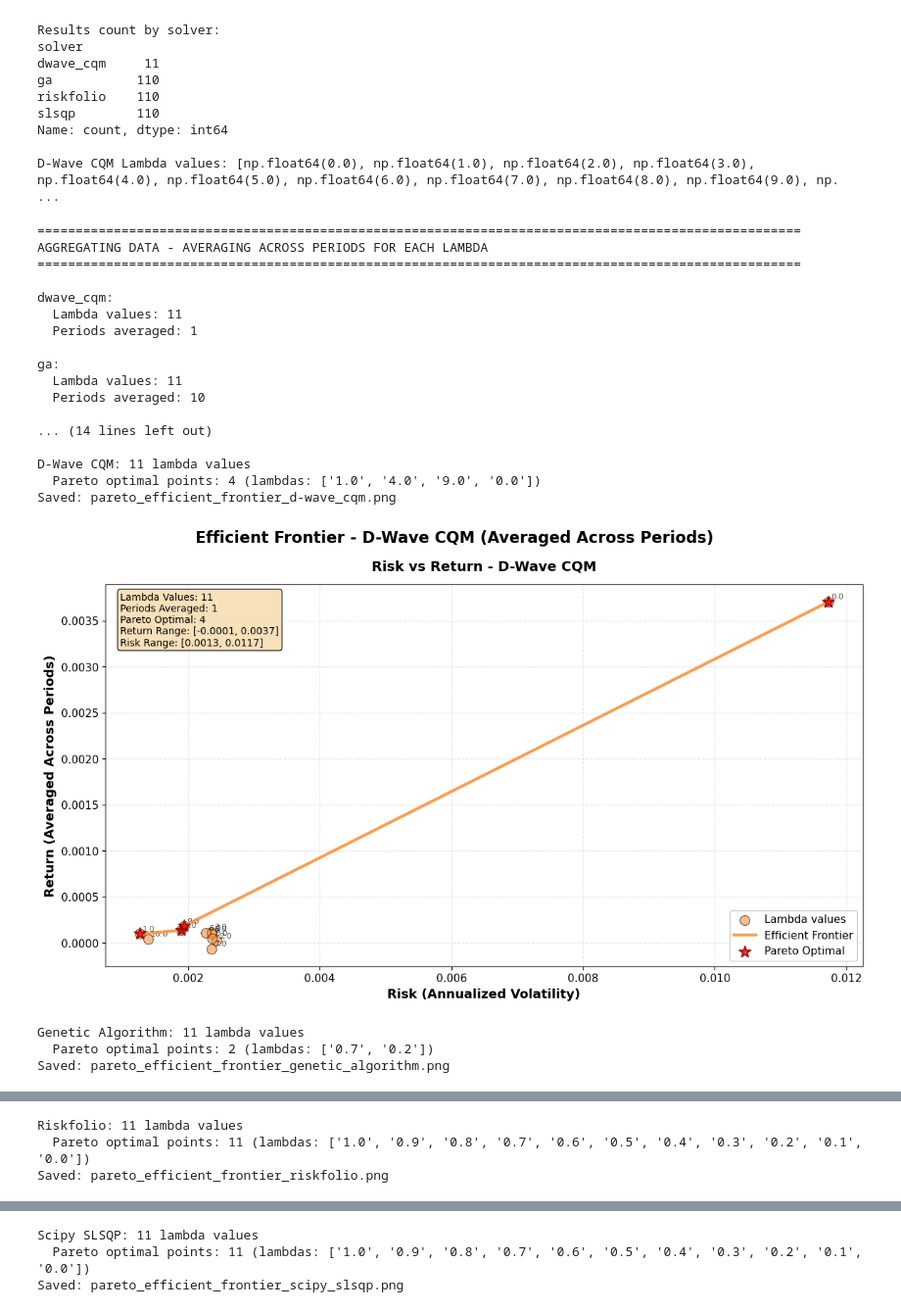
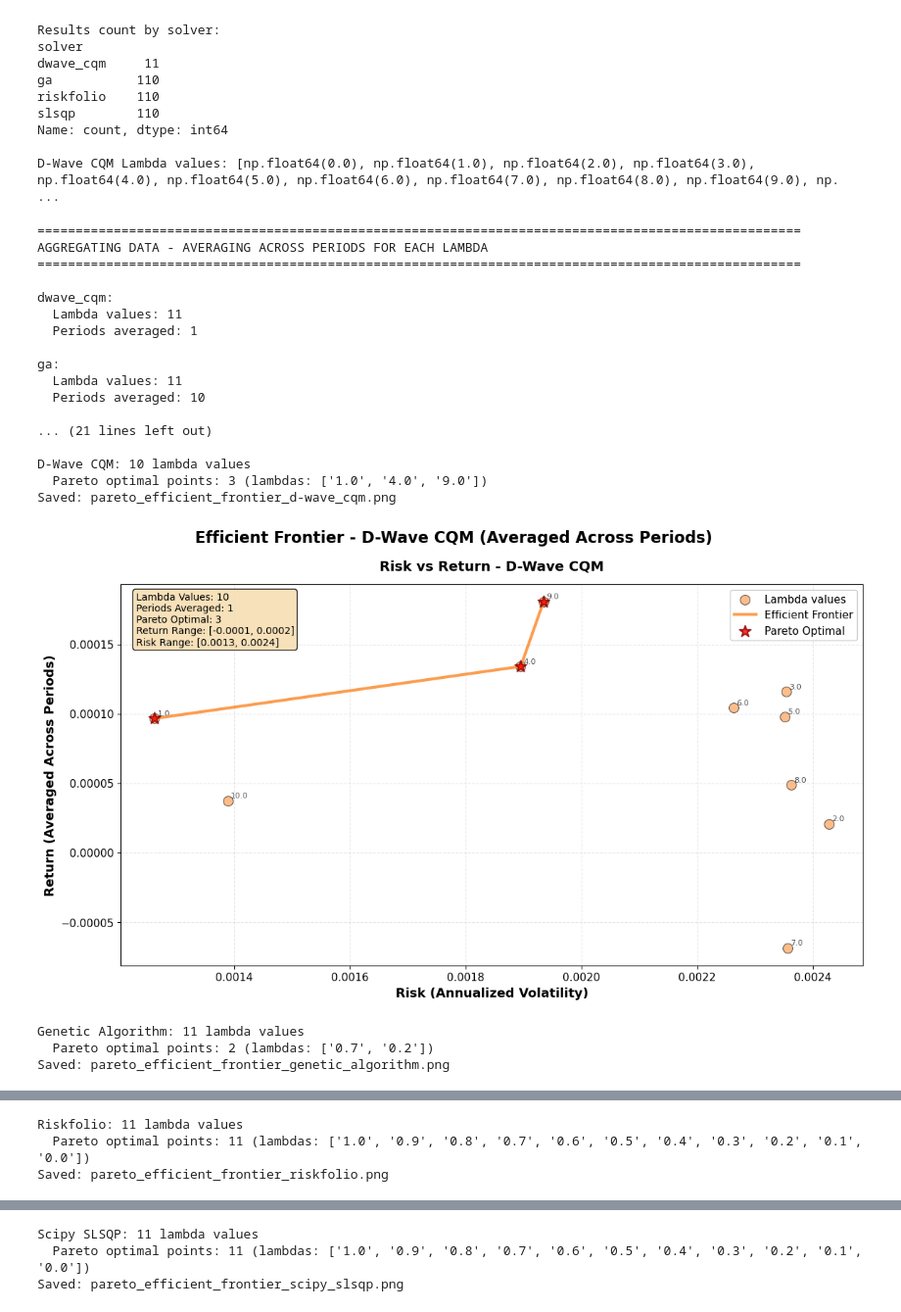
Before and after one commit to bvcmartins/quantum_portfolio, a Jupyter notebook: src/pareto_optimization/pareto_results_analysis.ipynb, the cells around one changed output, grey strips where cells are left out. Shown at 98% size. Drawn from its saved outputs; the diff is of its cells as text; code cells hidden in the pictures.

Commit message:
removed lambda = 0 from dwave pareto. The point was an outlier

```diff
--- a/src/pareto_optimization/pareto_results_analysis.ipynb
+++ b/src/pareto_optimization/pareto_results_analysis.ipynb
@@ -247,6 +247,17 @@ solver_names = {
     'dwave_cqm': 'D-Wave CQM'
 }
 df_aggregated['solver_name'] = df_aggregated['solver'].map(lambda x: solver_names.get(x, x))
+
+# Filter out lambda = 0 from D-Wave CQM (outlier)
+print("\n" + "=" * 100)
+print("FILTERING OUT LAMBDA = 0 FROM D-WAVE CQM (OUTLIER)")
+print("=" * 100)
+before_count = len(df_aggregated[df_aggregated['solver'] == 'dwave_cqm'])
+df_aggregated = df_aggregated[~((df_aggregated['solver'] == 'dwave_cqm') & (df_aggregated['lambda'] == 0))]
+after_count = len(df_aggregated[df_aggregated['solver'] == 'dwave_cqm'])
+print(f"D-Wave CQM points before filtering: {before_count}")
+print(f"D-Wave CQM points after filtering: {after_count}")
+print(f"Removed {before_count - after_count} outlier point(s)")
 
 print(f"\nTotal aggregated points: {len(df_aggregated)}")
 print(f"Points per solver: {df_aggregated.groupby('solver_name').size().to_dict()}")
@@ -417,37 +428,37 @@ ax.set_title('Risk vs Return - All Solvers', fontweight='bold', fontsize=16, pad
 ax.grid(True, alpha=0.3)
 ax.legend(loc='best', fontsize=12, framealpha=0.95)
 
 # Add text box with statistics
 n_points = len(df_aggregated[df_aggregated['final_return'].notna()])
 n_solvers = len(df_aggregated['solver_name'].unique())
 stats_text = f'Total Points: {n_points}\nSolvers: {n_solvers}\nAveraged across periods'
 ax.text(0.02, 0.98, stats_text, transform=ax.transAxes,
         verticalalignment='top', fontsize=10,
         bbox=dict(boxstyle='round', facecolor='wheat', alpha=0.8))
 
 plt.tight_layout()
 plt.savefig(os.path.join(artifacts_dir, 'pareto_efficient_frontier_combined.png'), dpi=300, bbox_inches='tight')
 print("Saved: pareto_efficient_frontier_combined.png")
 plt.show()
 # %% [output]
 ====================================================================================================
 AGGREGATING DATA - AVERAGING ACROSS PERIODS FOR EACH LAMBDA
 ====================================================================================================
 
 dwave_cqm:
   Lambda values: 11
   Periods averaged: 1
 
 ga:
   Lambda values: 11
   Periods averaged: 10
 
-... (14 lines left out)
+... (21 lines left out)
 
-D-Wave CQM: 11 lambda values
-  Pareto optimal points: 4 (lambdas: ['1.0', '4.0', '9.0', '0.0'])
+D-Wave CQM: 10 lambda values
+  Pareto optimal points: 3 (lambdas: ['1.0', '4.0', '9.0'])
 Saved: pareto_efficient_frontier_d-wave_cqm.png
-[figure, old version]
+[figure, new version]
 Genetic Algorithm: 11 lambda values
   Pareto optimal points: 2 (lambdas: ['0.7', '0.2'])
 Saved: pareto_efficient_frontier_genetic_algorithm.png
```
Also changed, not shown: parts of 1 cell of this notebook, 2 other files.
